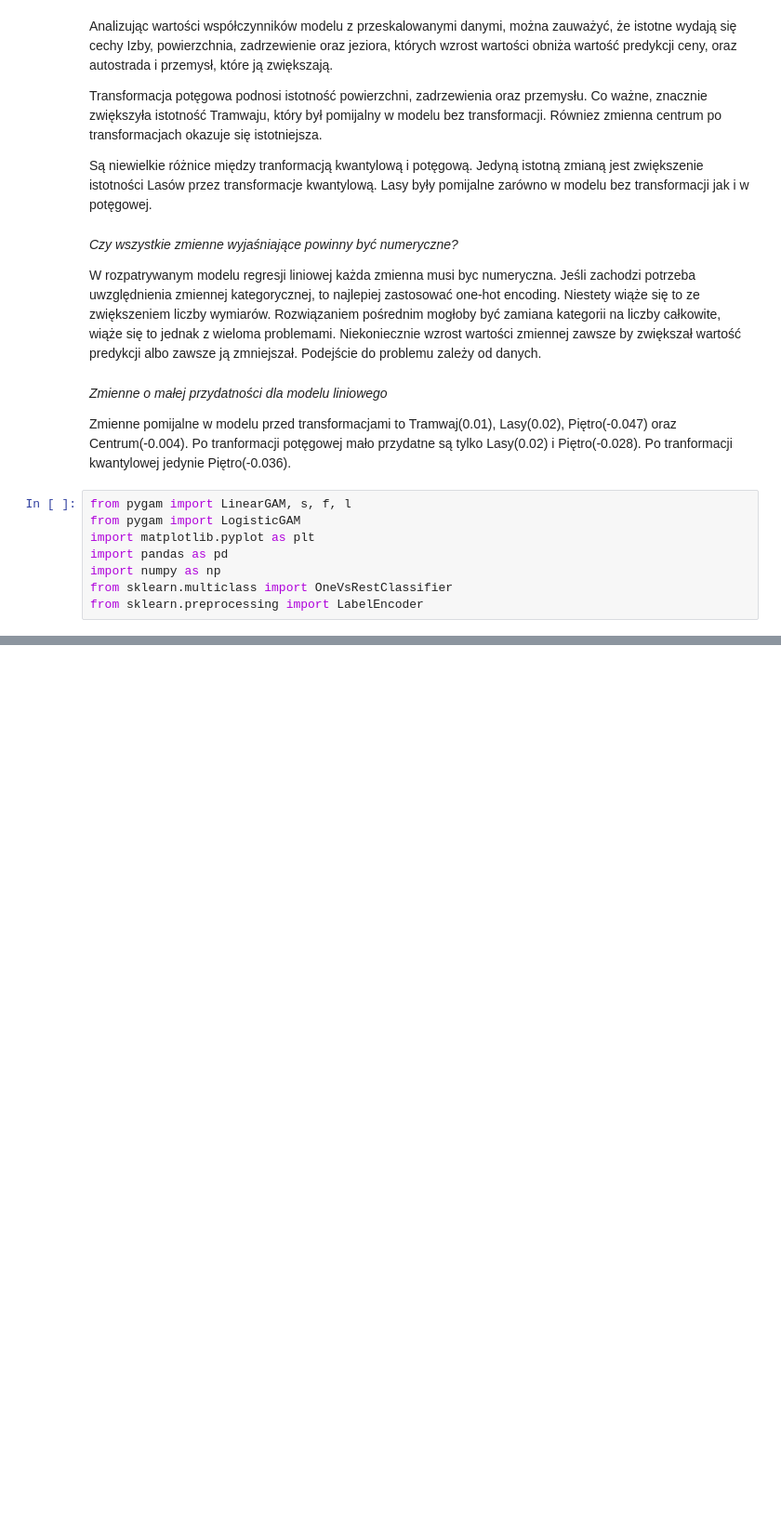
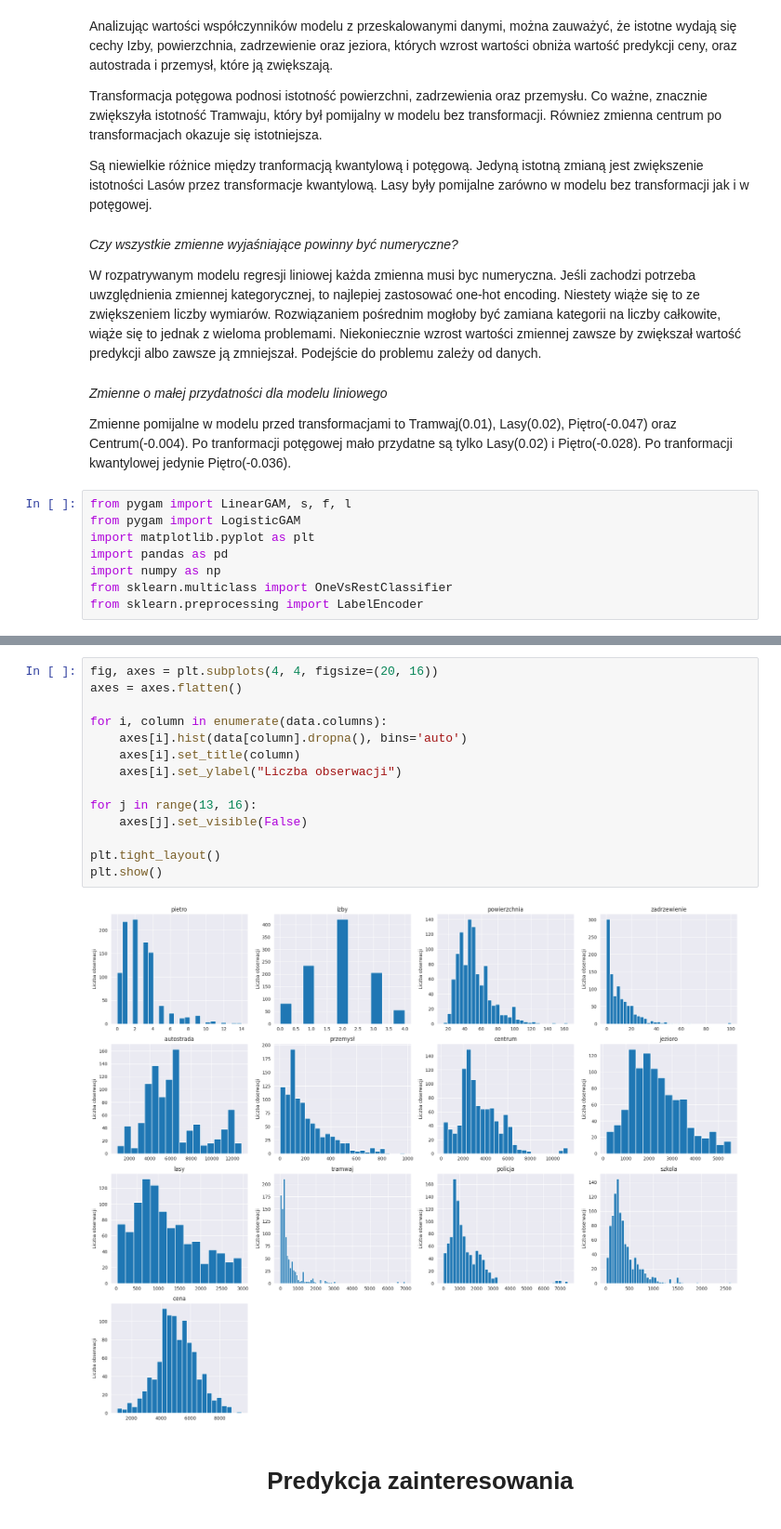
Before and after one commit to jeku001/Interpretacyjne-Uczenie-Maszynowe, a Jupyter notebook: main.ipynb, the cells around one changed output, grey strips where cells are left out. Shown at 93% size. Cells and saved outputs as stored; diff of their text form; blank space fills up the shorter version.

```diff
--- a/main.ipynb
+++ b/main.ipynb
@@ -163,0 +210,18 @@ from sklearn.preprocessing import LabelEncoder
+# %%
+fig, axes = plt.subplots(4, 4, figsize=(20, 16))
+axes = axes.flatten()
+
+for i, column in enumerate(data.columns):
+    axes[i].hist(data[column].dropna(), bins='auto')
+    axes[i].set_title(column)
+    axes[i].set_ylabel("Liczba obserwacji")
+
+for j in range(13, 16):
+    axes[j].set_visible(False)
+
+plt.tight_layout()
+plt.show()
+# %% [output]
+[figure, added]
+# %% [markdown]
+<center><h1>Predykcja zainteresowania</h1></center>
```
Also changed, not shown: parts of 18 cells of this notebook, 1 other file.
